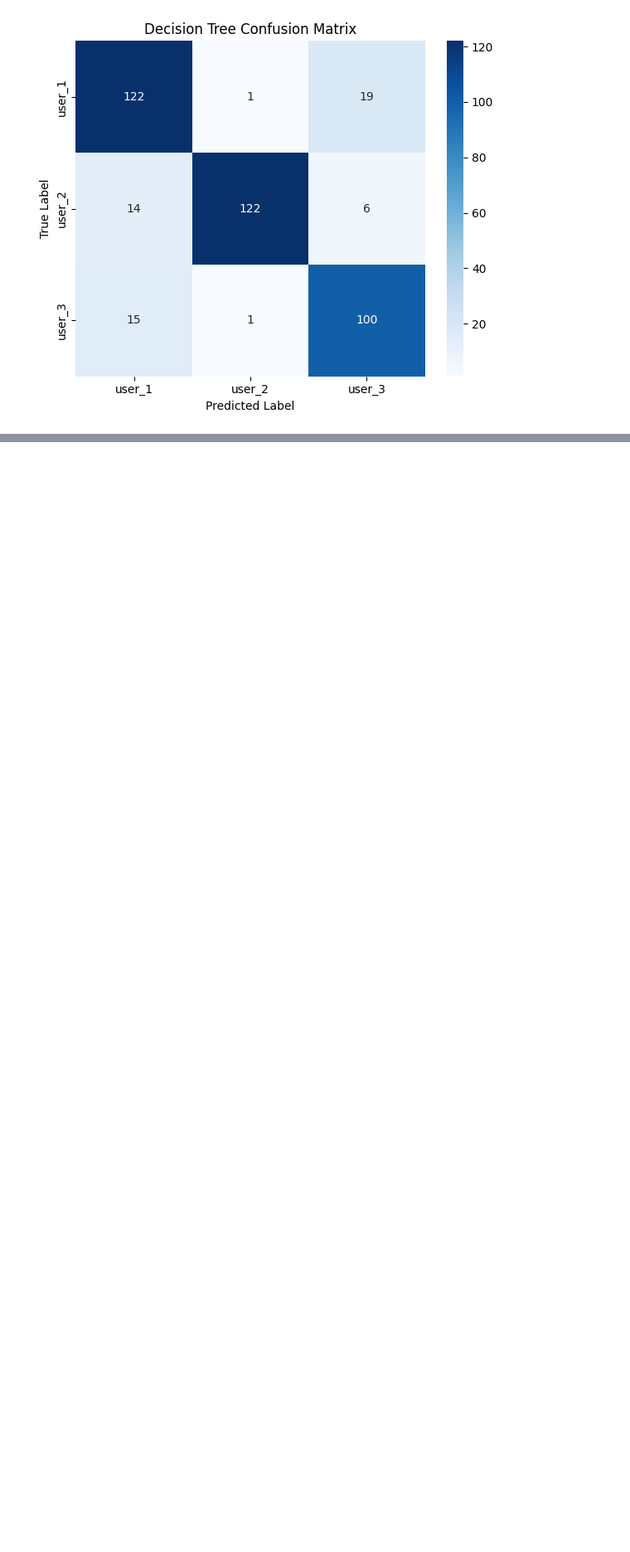
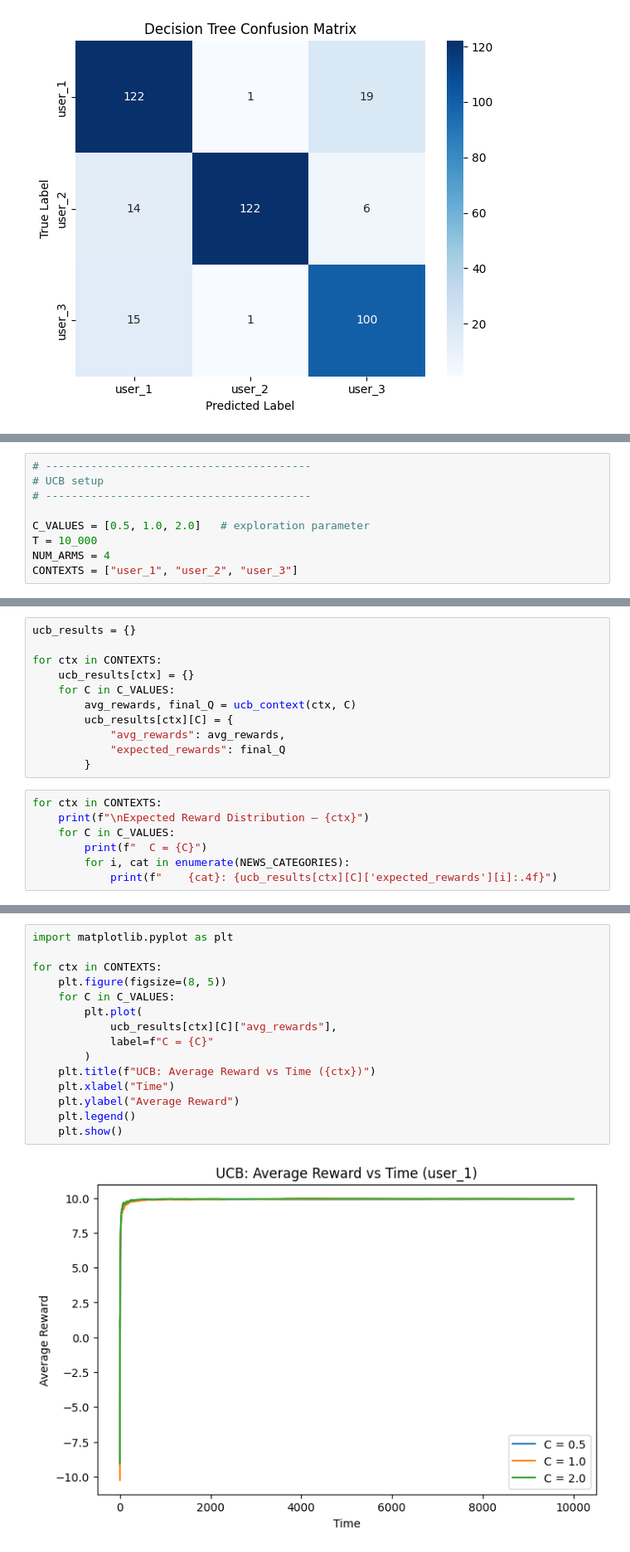
Before and after one commit to Uday30104/lab3-contextual-bandit, a Jupyter notebook: lab3_results_U20230020.ipynb, the cells around one changed output, grey strips where cells are left out. Shown at 83% size. Saved outputs shown, nothing was run; the diff lists cells and outputs as text; blank space fills up the shorter version.

```diff
--- a/lab3_results_U20230020.ipynb
+++ b/lab3_results_U20230020.ipynb
@@ -232,0 +492,9 @@ plt.show()
+# %%
+# -----------------------------------------
+# UCB setup
+# -----------------------------------------
+
+C_VALUES = [0.5, 1.0, 2.0]   # exploration parameter
+T = 10_000
+NUM_ARMS = 4
+CONTEXTS = ["user_1", "user_2", "user_3"]
@@ -232,0 +526,18 @@ plt.show()
+# %%
+ucb_results = {}
+
+for ctx in CONTEXTS:
+    ucb_results[ctx] = {}
+    for C in C_VALUES:
+        avg_rewards, final_Q = ucb_context(ctx, C)
+        ucb_results[ctx][C] = {
+            "avg_rewards": avg_rewards,
+            "expected_rewards": final_Q
+        }
+# %%
+for ctx in CONTEXTS:
+    print(f"\nExpected Reward Distribution — {ctx}")
+    for C in C_VALUES:
+        print(f"  C = {C}")
+        for i, cat in enumerate(NEWS_CATEGORIES):
+            print(f"    {cat}: {ucb_results[ctx][C]['expected_rewards'][i]:.4f}")
@@ -232,0 +562,17 @@ plt.show()
+# %%
+import matplotlib.pyplot as plt
+
+for ctx in CONTEXTS:
+    plt.figure(figsize=(8, 5))
+    for C in C_VALUES:
+        plt.plot(
+            ucb_results[ctx][C]["avg_rewards"],
+            label=f"C = {C}"
+        )
+    plt.title(f"UCB: Average Reward vs Time ({ctx})")
+    plt.xlabel("Time")
+    plt.ylabel("Average Reward")
+    plt.legend()
+    plt.show()
+# %% [output]
+[figure, added]
```
Also changed, not shown: parts of 45 cells of this notebook, 1 other file.
